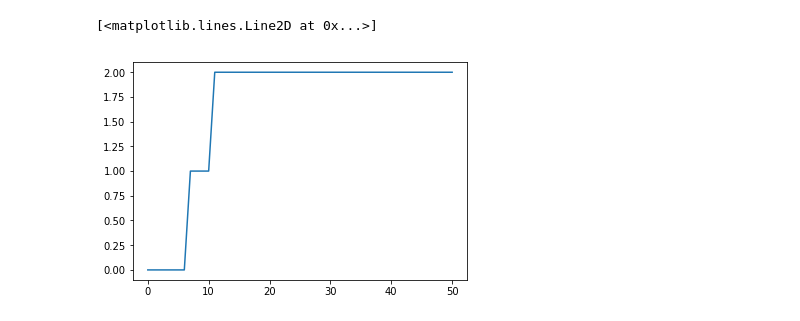
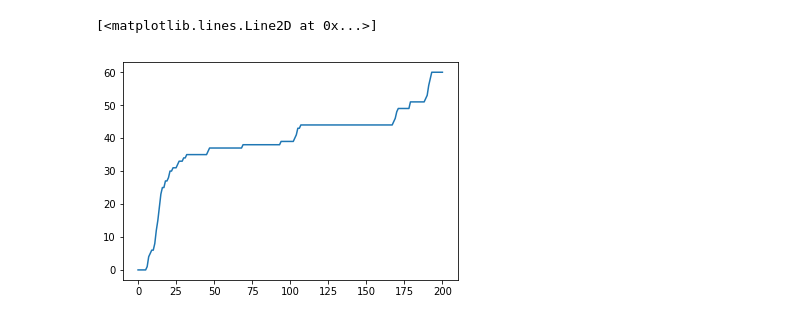
Before and after one commit to balcomes/slime-evolution-NN, a Jupyter notebook: slime.ipynb, the cells around one changed output. Drawn from its saved outputs; the diff is of its cells as text; code cells hidden in the pictures.

```diff
--- a/slime.ipynb
+++ b/slime.ipynb
@@ -214,4 +211,4 @@ def slime(x = None,
 # %%
-gr, c, cw, t = slime();gr
+gr, c, cw, t, k = slime();gr
 # %% [output]
 [interactive output not drawn]
@@ -230,8 +225,8 @@ plt.plot(t[:,0],t[:,2])
 # %%
-plt.plot(t[:,0],t[:,2])
+plt.plot(t[:,0],t[:,3])
 # %% [output]
 [<matplotlib.lines.Line2D at 0x...>]
-[figure, old version]
+[figure, new version]
 # %%
 plt.plot(t[:,0],t[:,4])
 # %% [output]
```
Also changed, not shown: parts of 10 cells of this notebook.
